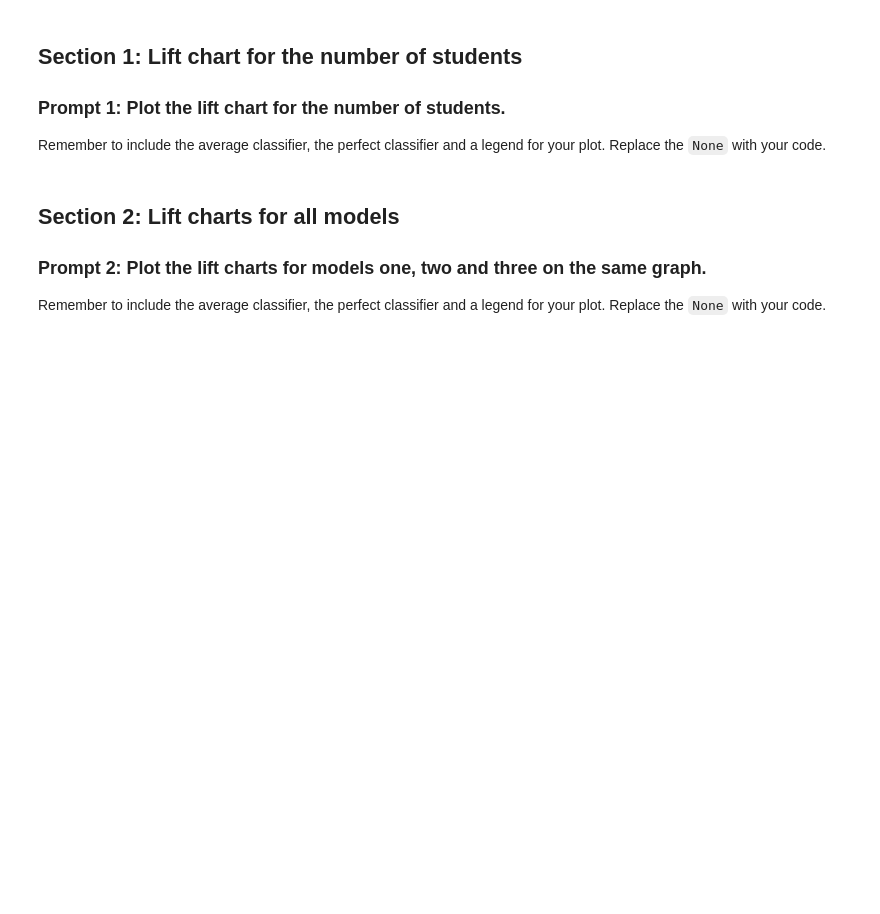
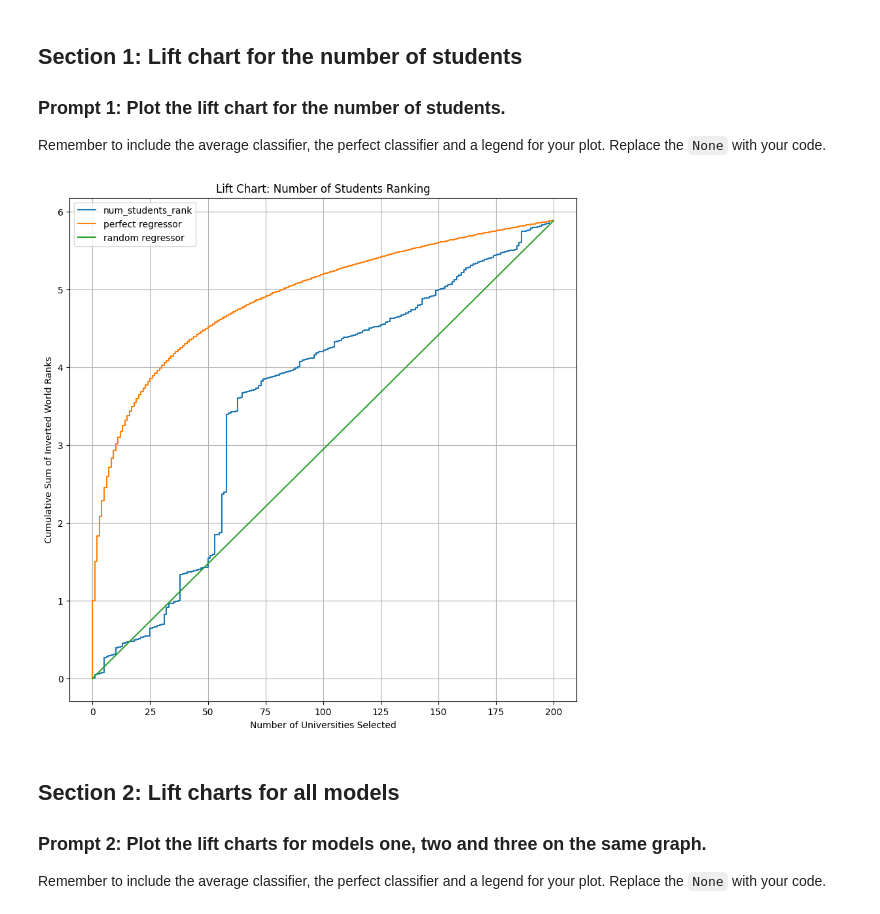
Before and after one commit to PreciousAkpokighe/Churn-Prediction-Platform-Capstone-Design, a Jupyter notebook: Self_study_try_it_activity_6_1_Ranking_in_Python.ipynb, the cells around one changed output. Cells and saved outputs as stored; diff of their text form; code cells hidden in the pictures; blank space fills up the shorter version.

```diff
--- a/Self_study_try_it_activity_6_1_Ranking_in_Python.ipynb
+++ b/Self_study_try_it_activity_6_1_Ranking_in_Python.ipynb
@@ -63,3 +44,39 @@ plt.legend()
+# %%
+fig = plt.figure(figsize=(10,10))
+
+# Get the model data for num_students_rank
+# Using working_data from previous cells which already has 'inv_world_rank'
+model1_df = working_data[['num_students_rank', 'inv_world_rank']].copy()
+
+# Sort by the model's rank (assuming higher rank means better as per typical lift chart context)
+# From prompt 2 text 'num_students_rank was sorted ascending=False', we will use ascending=False here.
+model1_df = model1_df.sort_values(by='num_students_rank', ascending=False).reset_index(drop=True)
+
+# Calculate cumulative sum for num_students_rank model
+cumulative = [0] + model1_df['inv_world_rank'].cumsum().tolist()
+
+# Reuse perfect regressor values from previously executed cell c0da6de8
+# perf_regressor_df and cumulative_perf_values are available in kernel state
+cumulative_perf = cumulative_perf_values # already calculated in c0da6de8
+
+# Plot num_students_rank model
+plt.step(range(len(model1_df)+1), cumulative, label='num_students_rank')
+
+# Plot perfect regressor
+plt.step(range(len(perf_regressor_df)+1), cumulative_perf, label='perfect regressor')
+
+# Plot random regressor
+# total_universities and total_inv_world_rank_sum are available in kernel state
+plt.plot(np.array([0, total_universities]), np.array([0, total_inv_world_rank_sum]), label='random regressor')
+
+plt.legend()
+plt.title('Lift Chart: Number of Students Ranking') # Add a title for clarity
+plt.xlabel('Number of Universities Selected')
+plt.ylabel('Cumulative Sum of Inverted World Ranks')
+plt.grid(True) # Add grid for better readability
+plt.show()
+# %% [output]
+[figure, added]
 # %% [markdown]
 ## Section 2: Lift charts for all models
 
```
Also changed, not shown: parts of 1 cell of this notebook.
